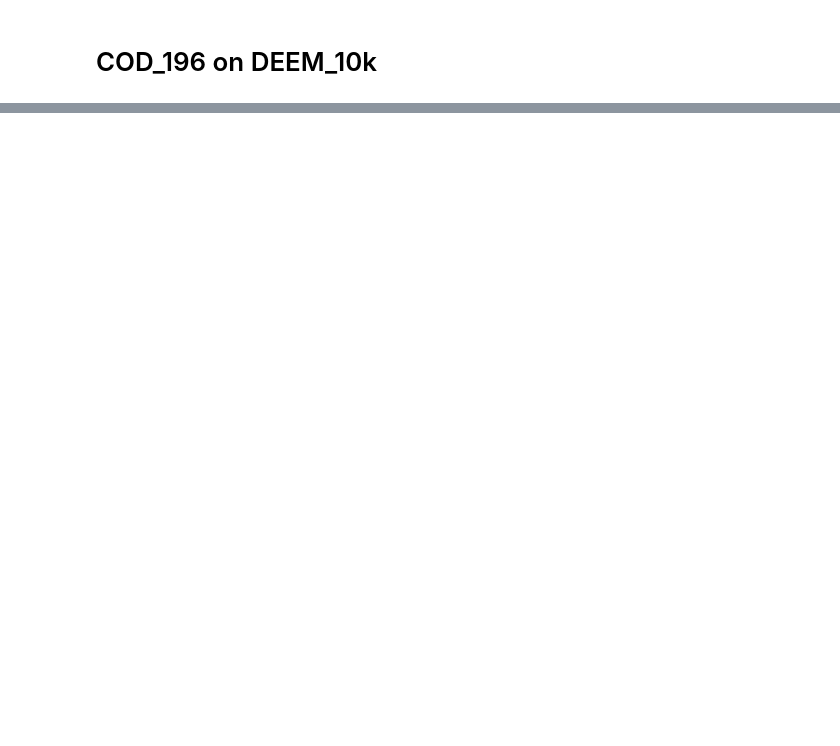
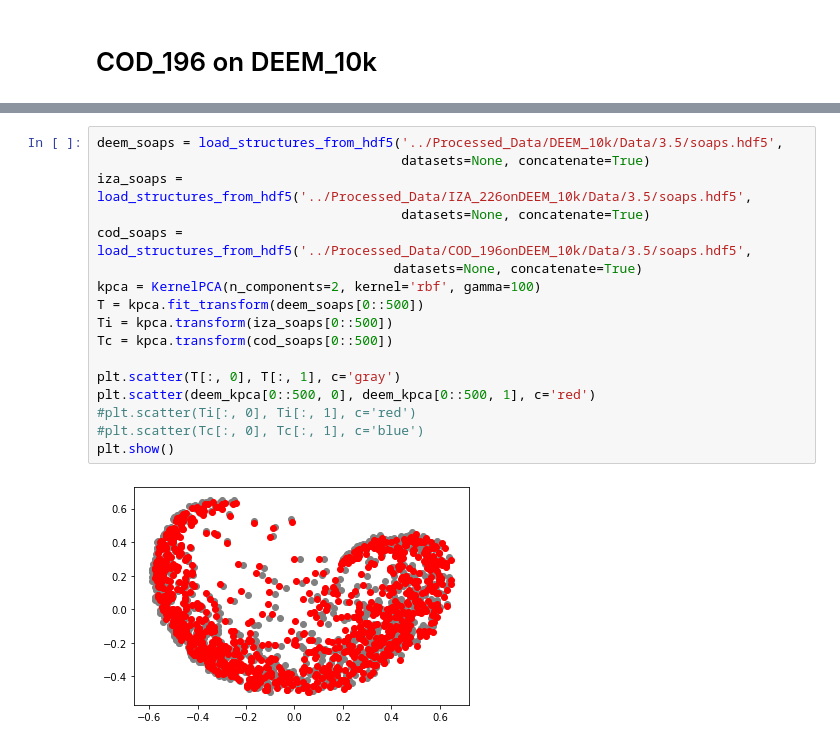
Before and after one commit to bhelfrecht/zeolites_iza-deem, a Jupyter notebook: Scripts/decomposition.ipynb, the cells around one changed output, grey strips where cells are left out. Saved outputs shown, nothing was run; the diff lists cells and outputs as text; blank space fills up the shorter version.

```diff
--- a/Scripts/decomposition.ipynb
+++ b/Scripts/decomposition.ipynb
@@ -248,0 +345,19 @@ for cutoff in cutoffs:
+# %%
+deem_soaps = load_structures_from_hdf5('../Processed_Data/DEEM_10k/Data/3.5/soaps.hdf5',
+                                       datasets=None, concatenate=True)
+iza_soaps = load_structures_from_hdf5('../Processed_Data/IZA_226onDEEM_10k/Data/3.5/soaps.hdf5',
+                                       datasets=None, concatenate=True)
+cod_soaps = load_structures_from_hdf5('../Processed_Data/COD_196onDEEM_10k/Data/3.5/soaps.hdf5',
+                                      datasets=None, concatenate=True)
+kpca = KernelPCA(n_components=2, kernel='rbf', gamma=100)
+T = kpca.fit_transform(deem_soaps[0::500])
+Ti = kpca.transform(iza_soaps[0::500])
+Tc = kpca.transform(cod_soaps[0::500])
+
+plt.scatter(T[:, 0], T[:, 1], c='gray')
+plt.scatter(deem_kpca[0::500, 0], deem_kpca[0::500, 1], c='red')
+#plt.scatter(Ti[:, 0], Ti[:, 1], c='red')
+#plt.scatter(Tc[:, 0], Tc[:, 1], c='blue')
+plt.show()
+# %% [output]
+[figure, added]
```
Also changed, not shown: parts of 10 cells of this notebook, 1 other file.
